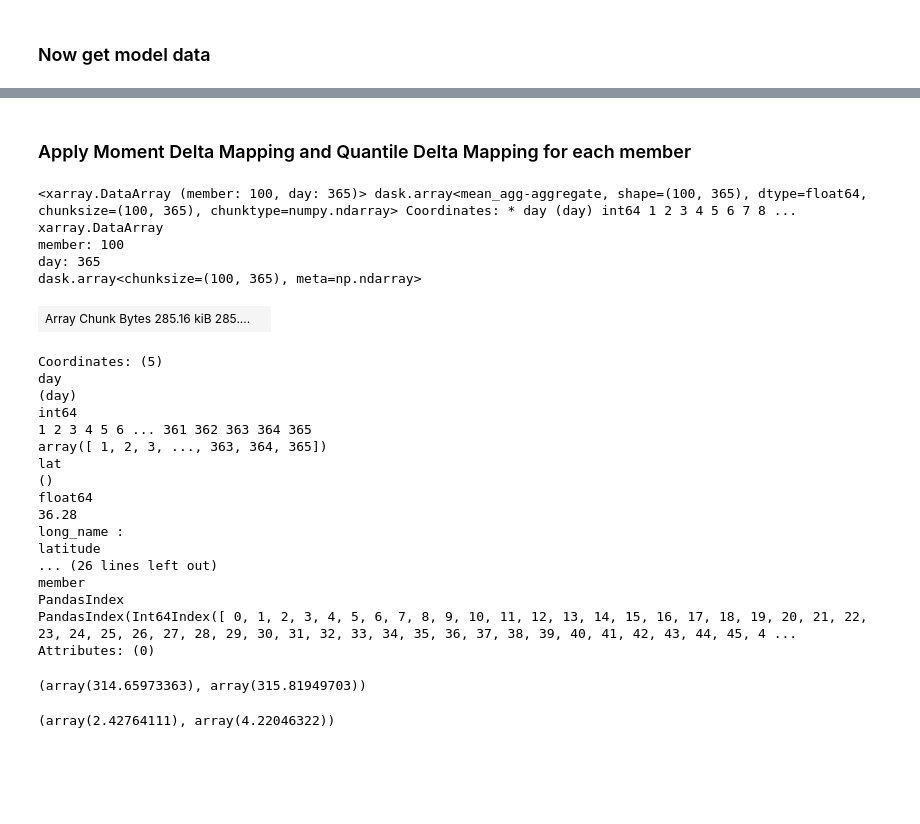
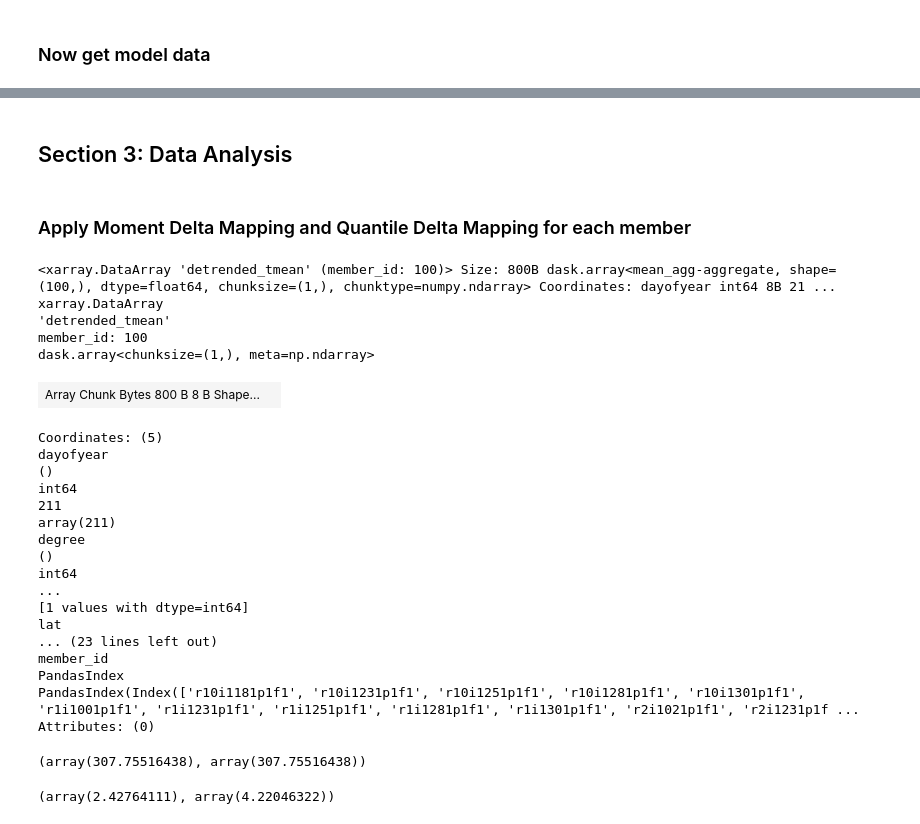
Before and after one commit to hrhampapura/moment_delta_mapping, a Jupyter notebook: notebooks/ncar_casper/02_sgp_crossing.ipynb, the cells around one changed output, grey strips where cells are left out. Cells and saved outputs as stored; diff of their text form; code cells hidden in the pictures; blank space fills up the shorter version.

```diff
--- a/notebooks/ncar_casper/02_sgp_crossing.ipynb
+++ b/notebooks/ncar_casper/02_sgp_crossing.ipynb
@@ -391,12 +391,12 @@ Wall time: 226 ms
 # %%
 %%time
-pi_sgp_tmax   = pi_tmax.sel(lat=sgp_lat,lon=sgp_lon,method='nearest').sel(dayofyear=doy)
+cur_sgp_tmax  = cur_tmax.sel(lat=sgp_lat,lon=sgp_lon,method='nearest').sel(dayofyear=doy)
 eoc_sgp_tmax  = eoc_tmax.sel(lat=sgp_lat,lon=sgp_lon,method='nearest').sel(dayofyear=doy)
 #
-pi_sgp_tmin   = pi_tmin.sel(lat=sgp_lat,lon=sgp_lon,method='nearest').sel(dayofyear=doy)
-eoc_sgp_tmin  = eoc_tmin.sel(lat=sgp_lat,lon=sgp_lon,method='nearest').sel(dayofyear=doy)
+cur_sgp_tmin   = cur_tmin.sel(lat=sgp_lat,lon=sgp_lon,method='nearest').sel(dayofyear=doy)
+eoc_sgp_tmin   = eoc_tmin.sel(lat=sgp_lat,lon=sgp_lon,method='nearest').sel(dayofyear=doy)
 #
-pi_sgp_tmean   = pi_tmean.sel(lat=sgp_lat,lon=sgp_lon,method='nearest').sel(dayofyear=doy)
+cur_sgp_tmean  = cur_tmean.sel(lat=sgp_lat,lon=sgp_lon,method='nearest').sel(dayofyear=doy)
 eoc_sgp_tmean  = eoc_tmean.sel(lat=sgp_lat,lon=sgp_lon,method='nearest').sel(dayofyear=doy)
 eoc_sgp_tmean
 # %% [output]
@@ -467,41 +429,52 @@ Text(0.5, 1.0, 'CESM2 data for SGP and day = July 30')
+# %% [markdown]
+## Section 3: Data Analysis
 # %% [markdown]
 ### Apply Moment Delta Mapping and Quantile Delta Mapping for each member
 # %%
-sgp_eoc_mean_mem = sgp_eoc_det.mean({'year'})
-sgp_eoc_std_mem  = sgp_eoc_det.std({'year'})
+####### Tmax ###############
+eoc_sgp_mean_tmax = eoc_sgp_tmax.mean({'year'})
+eoc_sgp_std_tmax  = eoc_sgp_tmax.std({'year'})
 #
-sgp_cur_mean_mem = sgp_cur_det.mean({'year'})
-sgp_cur_std_mem  = sgp_cur_det.std({'year'})
-sgp_eoc_mean_mem
+cur_sgp_mean_tmax = cur_sgp_tmax.mean({'year'})
+cur_sgp_std_tmax = cur_sgp_tmax.std({'year'})
+
+#### Tmean #########
+eoc_sgp_mean_tmean = eoc_sgp_tmean.mean({'year'})
+eoc_sgp_std_tmean  = eoc_sgp_tmean.std({'year'})
+#
+cur_sgp_mean_tmean = cur_sgp_tmean.mean({'year'})
+cur_sgp_std_tmean  = cur_sgp_tmean.std({'year'})
+##### Tmin #########
+eoc_sgp_mean_tmean
 # %% [output]
-<xarray.DataArray (member: 100, day: 365)> dask.array<mean_agg-aggregate, shape=(100, 365), dtype=float64, chunksize=(100, 365), chunktype=numpy.ndarray> Coordinates: * day (day) int64 1 2 3 4 5 6 7 8 ...
+<xarray.DataArray 'detrended_tmean' (member_id: 100)> Size: 800B dask.array<mean_agg-aggregate, shape=(100,), dtype=float64, chunksize=(1,), chunktype=numpy.ndarray> Coordinates: dayofyear int64 8B 21 ...
 xarray.DataArray
-member: 100
-day: 365
-dask.array<chunksize=(100, 365), meta=np.ndarray>
+'detrended_tmean'
+member_id: 100
+dask.array<chunksize=(1,), meta=np.ndarray>
-| Array Chunk Bytes 285.16 kiB 285.... |  |
+| Array Chunk Bytes 800 B 8 B Shape... |  |
 Coordinates: (5)
-day
-(day)
+dayofyear
+()
 int64
-1 2 3 4 5 6 ... 361 362 363 364 365
-array([ 1, 2, 3, ..., 363, 364, 365])
+211
+array(211)
+degree
+()
+int64
+...
+[1 values with dtype=int64]
 lat
-()
-float64
-36.28
-long_name :
-latitude
-... (26 lines left out)
-member
+... (23 lines left out)
+member_id
 PandasIndex
-PandasIndex(Int64Index([ 0, 1, 2, 3, 4, 5, 6, 7, 8, 9, 10, 11, 12, 13, 14, 15, 16, 17, 18, 19, 20, 21, 22, 23, 24, 25, 26, 27, 28, 29, 30, 31, 32, 33, 34, 35, 36, 37, 38, 39, 40, 41, 42, 43, 44, 45, 4 ...
+PandasIndex(Index(['r10i1181p1f1', 'r10i1231p1f1', 'r10i1251p1f1', 'r10i1281p1f1', 'r10i1301p1f1', 'r1i1001p1f1', 'r1i1231p1f1', 'r1i1251p1f1', 'r1i1281p1f1', 'r1i1301p1f1', 'r2i1021p1f1', 'r2i1231p1f ...
 Attributes: (0)
 # %%
 #### Temp #####
-sgp_cur_mean_mem.sel(day=doy,member=10).values, sgp_eoc_mean_mem.sel(day=doy,member=10).values
+cur_sgp_mean_tmean.isel(member_id=10).values, cur_sgp_mean_tmean.isel(member_id=10).values
 # %% [output]
-(array(314.65973363), array(315.81949703))
+(array(307.75516438), array(307.75516438))
 # %%
 sgp_cur_std_mem.sel(day=doy,member=10).values, sgp_eoc_std_mem.sel(day=doy,member=10).values
 # %% [output]
```
Also changed, not shown: parts of 38 cells of this notebook.
